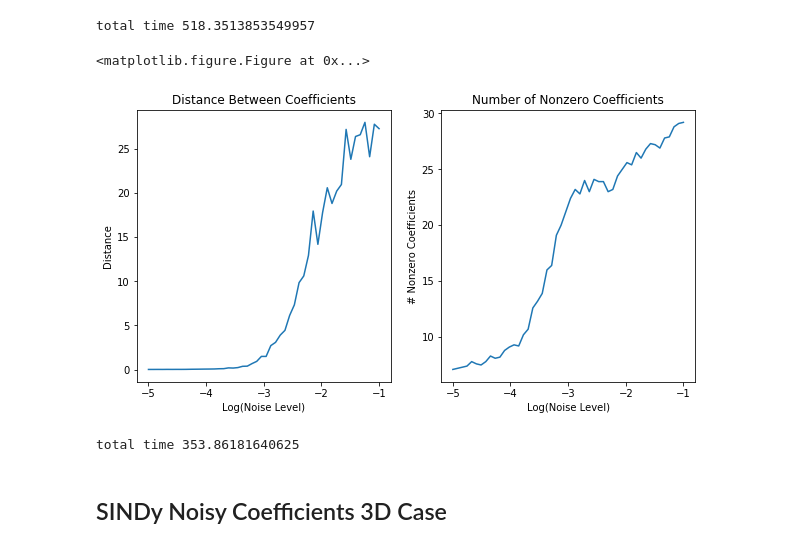
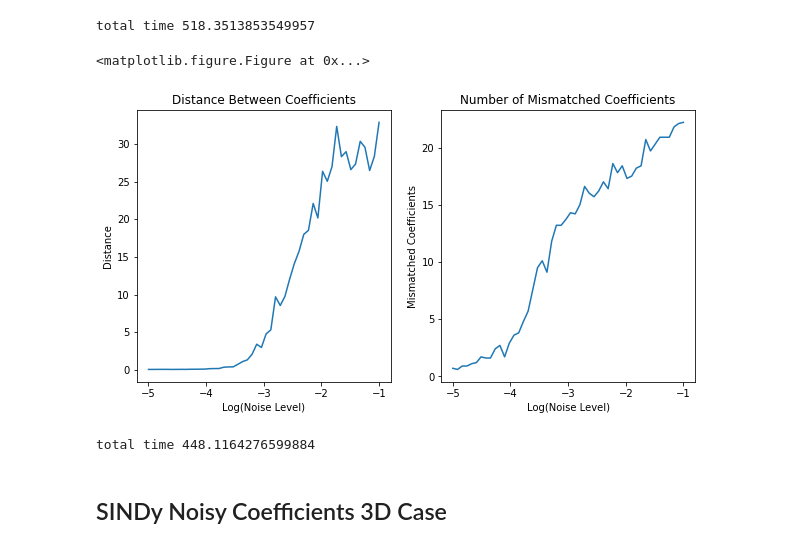
Before and after one commit to alexanderwhatley/am_205_final_project, a Jupyter notebook: missing_variables.ipynb, the cells around one changed output. Cells and saved outputs as stored; diff of their text form; code cells hidden in the pictures.

Commit message:
Finished graphs regarding perturbed coefficients for 3D Lotka Volterra.

```diff
--- a/missing_variables.ipynb
+++ b/missing_variables.ipynb
@@ -857,66 +857,37 @@ for noise in noise_level:
             x_temp, dx_temp = Lotka_Volterra(x0, alpha, beta, t, noise=noise)
             x.append(x_temp)
             dx.append(dx_temp)
 
         x, dx = np.concatenate(x), np.concatenate(dx)
         library = PolynomialFeatures(degree=2, include_bias=True)
         Theta = library.fit_transform(x)
         n_lib = library.n_output_features_
         A = block_diag(Theta, Theta, Theta)
         b = dx.flatten(order='F')
         shols = sindy(l1=0.01, solver='lstsq')
         shols.fit(A, b)
         coefs = shols.coef_
         noise_dist.append(np.linalg.norm(coefs - true_coeffs))
-        noise_sparsity.append(np.count_nonzero(coefs))
+        num_mismatch = np.sum([coefs[i] != 0 and true_coeffs[i] == 0
+                               for i in range(len(coefs))])
+        noise_sparsity.append(num_mismatch)
     dist.append(np.mean(noise_dist))
     sparsity.append(np.mean(noise_sparsity))
 
-'''
-for noise in noise_level:
-    noise_dist = []
-    noise_sparsity = []
-    for _ in range(10):
-        total = 0
-        x, dx = [], []
-        while total < 5:
-            x0 = np.random.uniform(-2, 2, 3) # Initial condition.
-            x_temp, dx_temp = Lotka_Volterra(x0, alpha, beta, t, noise=noise)
-            if np.max(np.abs(x_temp)) > 1 or np.any(np.isnan(x_temp)):
-                continue
-            total += 1
-            x.append(x_temp)
-            dx.append(dx_temp)
-
-        x, dx = np.concatenate(x), np.concatenate(dx)
-        library = PolynomialFeatures(degree=2, include_bias=True)
-        Theta = library.fit_transform(x)
-        n_lib = library.n_output_features_
-        A = block_diag(Theta, Theta, Theta)
-        b = dx.flatten(order='F')
-
-        shols = sindy(l1=0.01, solver='lstsq')
-        shols.fit(A, b)
-        coefs = shols.coef_
-        noise_dist.append(np.linalg.norm(coefs - true_coeffs))
-        noise_sparsity.append(len(coefs[abs(coefs) > 1e-2]))
-    dist.append(np.mean(noise_dist))
-    sparsity.append(np.mean(noise_sparsity))
-'''
 plt.clf()
 fig, ax = plt.subplots(1, 2, figsize=(10, 5))
 ax[0].plot(np.log10(noise_level), dist)
 ax[0].set_title('Distance Between Coefficients')
 ax[0].set_xlabel('Log(Noise Level)')
 ax[0].set_ylabel('Distance')
 ax[1].plot(np.log10(noise_level), sparsity)
-ax[1].set_title('Number of Nonzero Coefficients')
+ax[1].set_title('Number of Mismatched Coefficients')
 ax[1].set_xlabel('Log(Noise Level)')
-ax[1].set_ylabel('# Nonzero Coefficients')
+ax[1].set_ylabel('Mismatched Coefficients')
 plt.savefig('31_d.png')
 plt.show()
 print('total time', time.time()-start)
 # %% [output]
 <matplotlib.figure.Figure at 0x...>
-[figure, old version]
+[figure, new version]
-total time 353.86181640625
+total time 448.1164276599884
```
Also changed, not shown: parts of 2 cells of this notebook, 2 other files.
